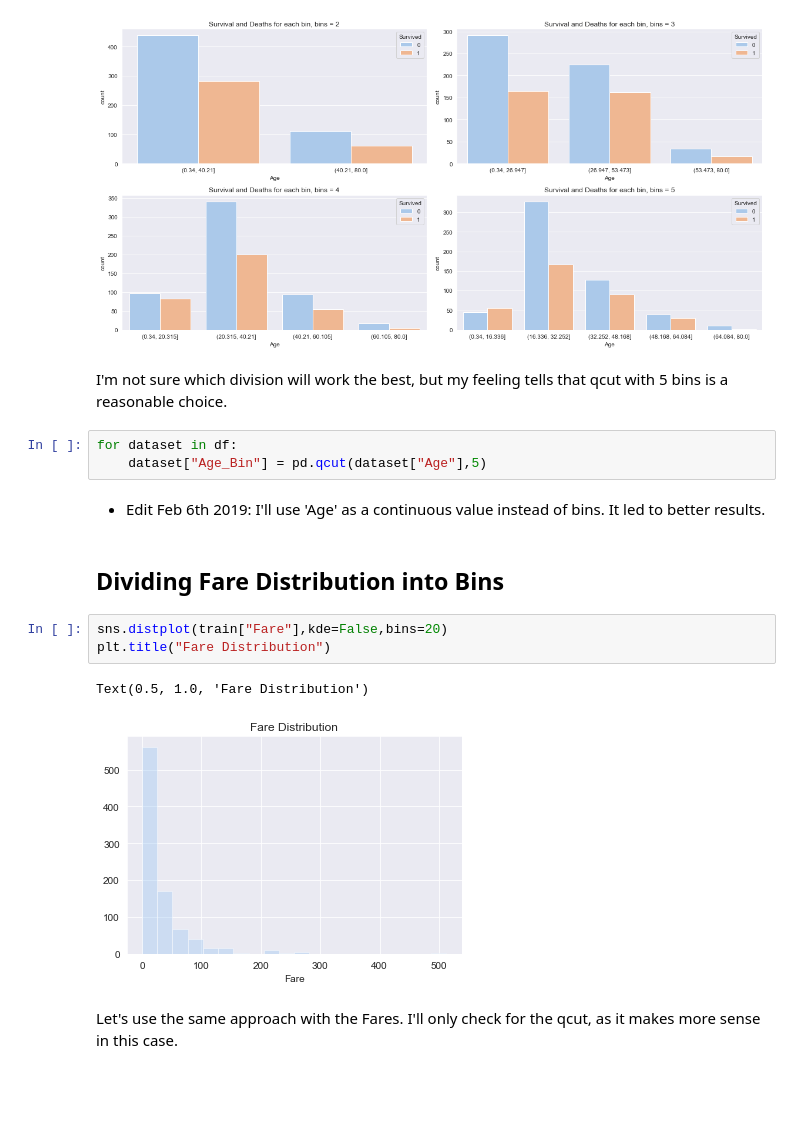
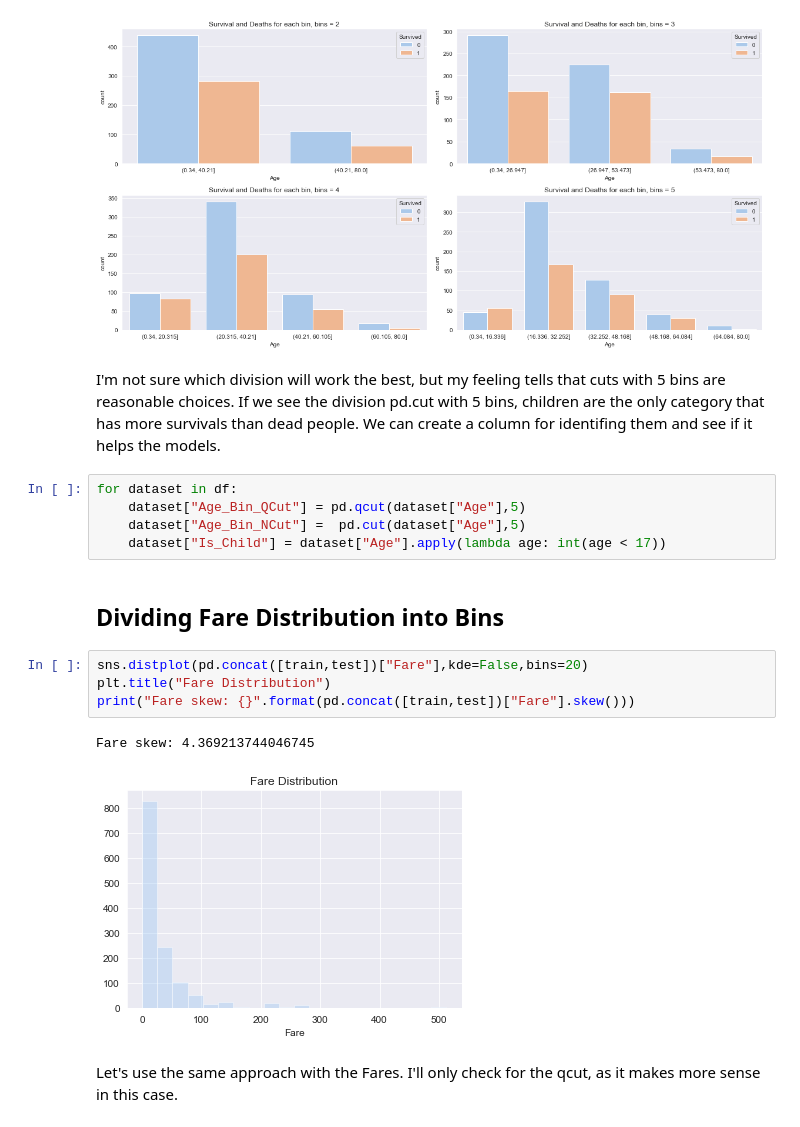
Before and after one commit to victoroliveirab/titanic-ml, a Jupyter notebook: eda_feature_engineering.ipynb, the cells around one changed output. Saved outputs shown, nothing was run; the diff lists cells and outputs as text; blank space fills up the shorter version.

Commit message:
Detailed info for some decisions and new columns

```diff
--- a/eda_feature_engineering.ipynb
+++ b/eda_feature_engineering.ipynb
@@ -109,20 +131,22 @@ print("Using pd.cut()")
 Using pd.cut()
 [figure]
 # %% [markdown]
-I'm not sure which division will work the best, but my feeling tells that qcut with 5 bins is a reasonable choice.
+I'm not sure which division will work the best, but my feeling tells that cuts with 5 bins are reasonable choices.
+If we see the division pd.cut with 5 bins, children are the only category  that has more survivals than dead people. We can create a column for identifing them and see if it helps the models.
 # %%
 for dataset in df:
-    dataset["Age_Bin"] = pd.qcut(dataset["Age"],5)
+    dataset["Age_Bin_QCut"] = pd.qcut(dataset["Age"],5)
+    dataset["Age_Bin_NCut"] =  pd.cut(dataset["Age"],5)
+    dataset["Is_Child"] = dataset["Age"].apply(lambda age: int(age < 17))
-# %% [markdown]
-* Edit Feb 6th 2019: I'll use 'Age' as a continuous value instead of bins. It led to better results.
 # %% [markdown]
 ## Dividing Fare Distribution into Bins
 # %%
-sns.distplot(train["Fare"],kde=False,bins=20)
+sns.distplot(pd.concat([train,test])["Fare"],kde=False,bins=20)
 plt.title("Fare Distribution")
+print("Fare skew: {}".format(pd.concat([train,test])["Fare"].skew()))
 # %% [output]
-Text(0.5, 1.0, 'Fare Distribution')
+Fare skew: 4.369213744046745
-[figure, old version]
+[figure, new version]
 # %% [markdown]
 Let's use the same approach with the Fares. I'll only check for the qcut, as it makes more sense in this case.
 # %%
```
Also changed, not shown: parts of 23 cells of this notebook.
